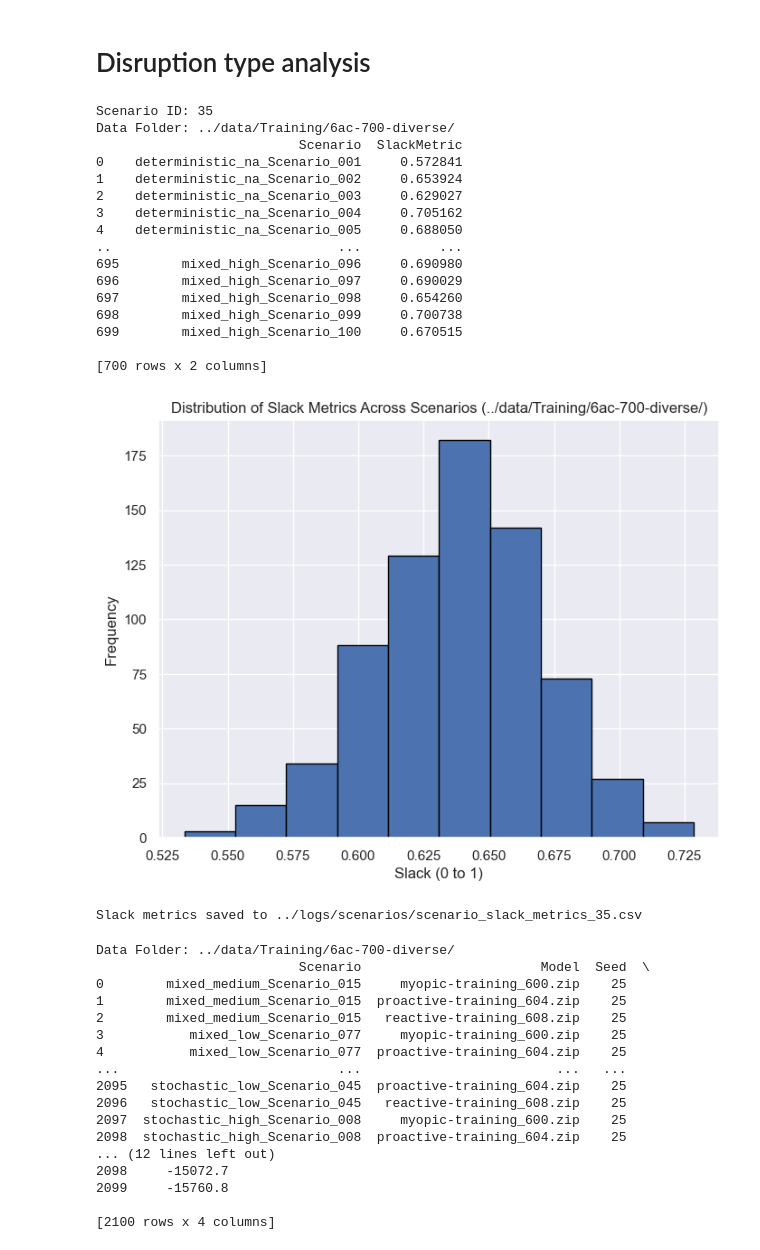
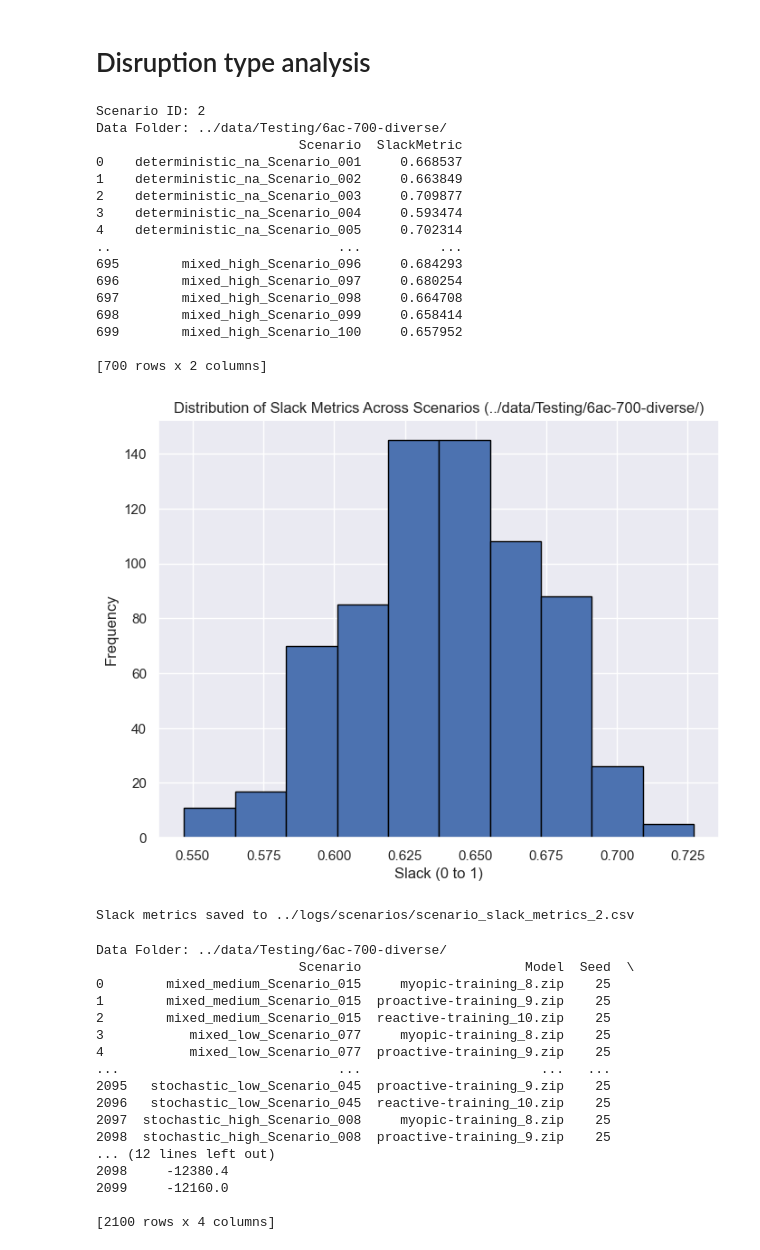
Before and after one commit to elisabethoost/msc-thesis-drl-adm, a Jupyter notebook: interpretation/interpret_scenario_slack.ipynb, the cells around one changed output. Drawn from its saved outputs; the diff is of its cells as text; code cells hidden in the pictures.

```diff
--- a/interpretation/interpret_scenario_slack.ipynb
+++ b/interpretation/interpret_scenario_slack.ipynb
@@ -67,7 +67,7 @@ latest_folder = max(
     key=lambda x: int(x.split('_')[-1].replace('.json', ''))
 )
 
-latest_folder = "scenario_folder_scenario_35.json"
+latest_folder = "scenario_folder_scenario_2.json"
 
 file_path = os.path.join(scenario_folder_path, latest_folder)
 
@@ -87,47 +87,47 @@ data_folder = data['data_folder']
 print(f"Data Folder: {data_folder}")
 
 # Calculate slack for each scenario and store in a list of dicts
 slack_results = []
 for scenario_name, scenario_data in scenarios.items():
     scenario_slack = calculate_slack_for_scenario(scenario_data)
     slack_results.append({"Scenario": scenario_name, "SlackMetric": scenario_slack})
 
 # Convert results to DataFrame
 slack_df = pd.DataFrame(slack_results)
 print(slack_df)
 
 # Plot the distribution of slack across scenarios
 plt.figure(figsize=(8,6))
 plt.hist(slack_df['SlackMetric'], bins=10, edgecolor='black')
 plt.title(f"Distribution of Slack Metrics Across Scenarios ({data_folder})")
 plt.xlabel("Slack (0 to 1)")
 plt.ylabel("Frequency")
 plt.grid(True)
 plt.show()
 
 # Save the slack results to CSV
 output_file = os.path.join(scenario_folder_path, f"scenario_slack_metrics_{scenario_id}.csv")
 slack_df.to_csv(output_file, index=False)
 print(f"Slack metrics saved to {output_file}")
 # %% [output]
-Scenario ID: 35
-Data Folder: ../data/Training/6ac-700-diverse/
+Scenario ID: 2
+Data Folder: ../data/Testing/6ac-700-diverse/
                           Scenario  SlackMetric
-0    deterministic_na_Scenario_001     0.572841
-1    deterministic_na_Scenario_002     0.653924
-2    deterministic_na_Scenario_003     0.629027
-3    deterministic_na_Scenario_004     0.705162
-4    deterministic_na_Scenario_005     0.688050
+0    deterministic_na_Scenario_001     0.668537
+1    deterministic_na_Scenario_002     0.663849
+2    deterministic_na_Scenario_003     0.709877
+3    deterministic_na_Scenario_004     0.593474
+4    deterministic_na_Scenario_005     0.702314
 ..                             ...          ...
-695        mixed_high_Scenario_096     0.690980
-696        mixed_high_Scenario_097     0.690029
-697        mixed_high_Scenario_098     0.654260
-698        mixed_high_Scenario_099     0.700738
-699        mixed_high_Scenario_100     0.670515
+695        mixed_high_Scenario_096     0.684293
+696        mixed_high_Scenario_097     0.680254
+697        mixed_high_Scenario_098     0.664708
+698        mixed_high_Scenario_099     0.658414
+699        mixed_high_Scenario_100     0.657952
 
 [700 rows x 2 columns]
-[figure, old version]
+[figure, new version]
-Slack metrics saved to ../logs/scenarios/scenario_slack_metrics_35.csv
+Slack metrics saved to ../logs/scenarios/scenario_slack_metrics_2.csv
 # %%
 import os
 import json
@@ -232,11 +232,6 @@ def run_inference_on_data_folder(model_paths, data_folder, seeds):
     results_df = pd.DataFrame(results)
     return results_df
 
-# --------------------------
-# Example usage:
-scenario_folder_path = "../logs/scenarios/"
-latest_folder = "scenario_folder_scenario_35.json"
-file_path = os.path.join(scenario_folder_path, latest_folder)
 
 # Load the JSON data
 with open(file_path, 'r') as file:
@@ -247,30 +242,30 @@ print(f"Data Folder: {data_folder}")
 
 # Define models and seeds
 model_paths = [
-    "../trained_models/dqn/6ac-700-diverse/25/myopic-training_600.zip",
-    "../trained_models/dqn/6ac-700-diverse/25/proactive-training_604.zip",
-    "../trained_models/dqn/6ac-700-diverse/25/reactive-training_608.zip"
+    "../trained_models/dqn/6ac-700-diverse/23/myopic-training_8.zip",
+    "../trained_models/dqn/6ac-700-diverse/23/proactive-training_9.zip",
+    "../trained_models/dqn/6ac-700-diverse/23/reactive-training_10.zip"
 ]
 seeds = [25]
 
 results_df = run_inference_on_data_folder(model_paths, data_folder, seeds)
 print(results_df)
 # %% [output]
-Data Folder: ../data/Training/6ac-700-diverse/
-                          Scenario                       Model  Seed  \
-0        mixed_medium_Scenario_015     myopic-training_600.zip    25
-1        mixed_medium_Scenario_015  proactive-training_604.zip    25
-2        mixed_medium_Scenario_015   reactive-training_608.zip    25
-3           mixed_low_Scenario_077     myopic-training_600.zip    25
-4           mixed_low_Scenario_077  proactive-training_604.zip    25
-...                            ...                         ...   ...
-2095   stochastic_low_Scenario_045  proactive-training_604.zip    25
-2096   stochastic_low_Scenario_045   reactive-training_608.zip    25
-2097  stochastic_high_Scenario_008     myopic-training_600.zip    25
-2098  stochastic_high_Scenario_008  proactive-training_604.zip    25
+Data Folder: ../data/Testing/6ac-700-diverse/
+                          Scenario                     Model  Seed  \
+0        mixed_medium_Scenario_015     myopic-training_8.zip    25
+1        mixed_medium_Scenario_015  proactive-training_9.zip    25
+2        mixed_medium_Scenario_015  reactive-training_10.zip    25
+3           mixed_low_Scenario_077     myopic-training_8.zip    25
+4           mixed_low_Scenario_077  proactive-training_9.zip    25
+...                            ...                       ...   ...
+2095   stochastic_low_Scenario_045  proactive-training_9.zip    25
+2096   stochastic_low_Scenario_045  reactive-training_10.zip    25
+2097  stochastic_high_Scenario_008     myopic-training_8.zip    25
+2098  stochastic_high_Scenario_008  proactive-training_9.zip    25
 ... (12 lines left out)
-2098     -15072.7
-2099     -15760.8
+2098     -12380.4
+2099     -12160.0
 
 [2100 rows x 4 columns]
 # %%
```
Also changed, not shown: parts of 2 cells of this notebook, 21 other files.
